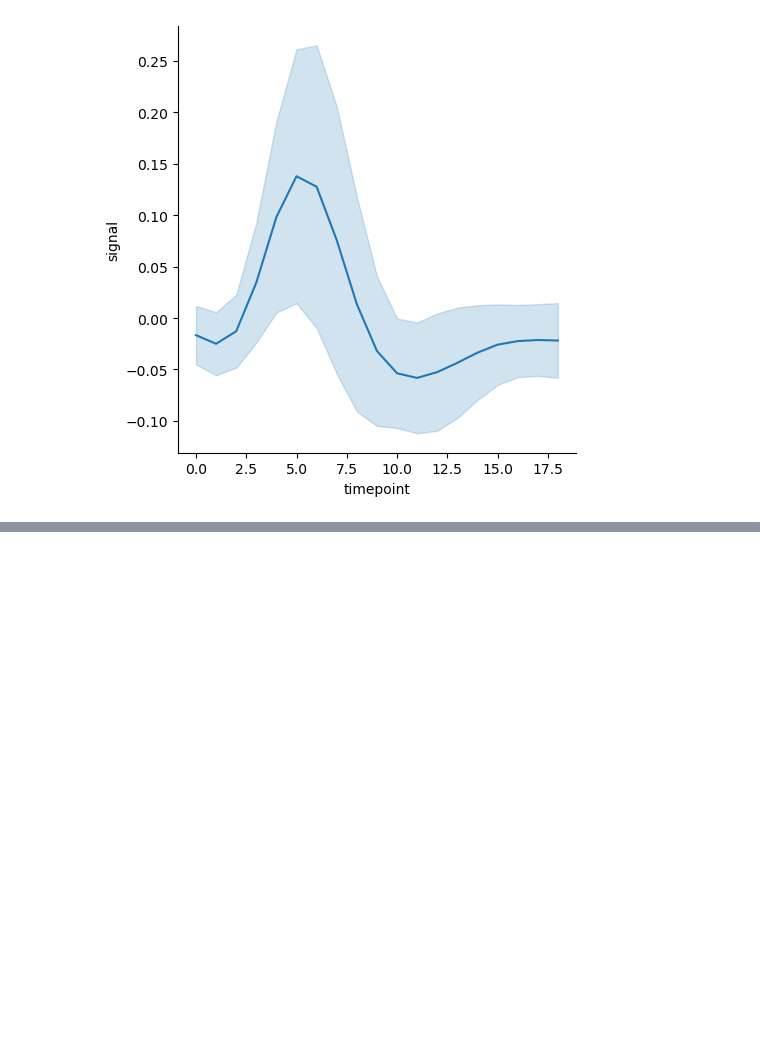
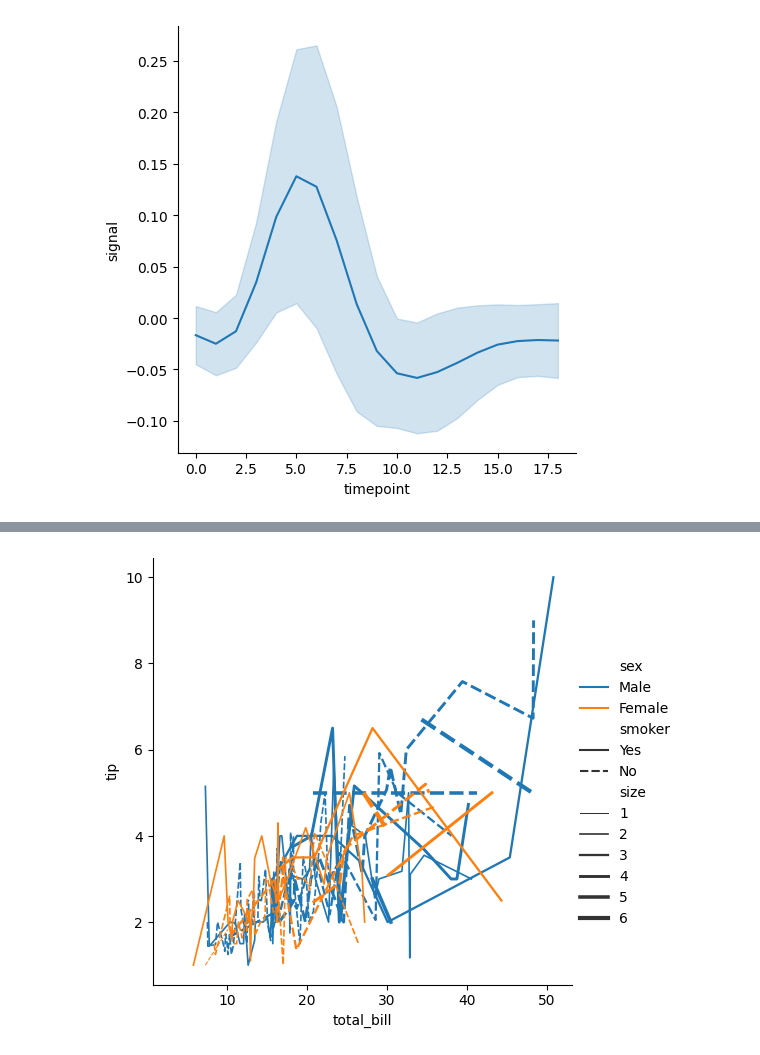
Before and after one commit to TeslimAdeyanju/studynote1-Python-for-Finance-Data-Science-My-Learning-Journey, a Jupyter notebook: 6-python-Visualisation/Knowledge-relational-chart.ipynb, the cells around one changed output, grey strips where cells are left out. Cells and saved outputs as stored; diff of their text form; code cells hidden in the pictures; blank space fills up the shorter version.

```diff
--- a/6-python-Visualisation/Knowledge-relational-chart.ipynb
+++ b/6-python-Visualisation/Knowledge-relational-chart.ipynb
@@ -191,0 +195,10 @@ plt.show()
+# %%
+sns.relplot(data=tips,
+            x='total_bill', y='tip',
+            hue='sex', style='smoker',
+            size='size',
+            kind='line')
+
+plt.show()
+# %% [output]
+[figure, added]
```
Also changed, not shown: parts of 8 cells of this notebook, 15 other files.
